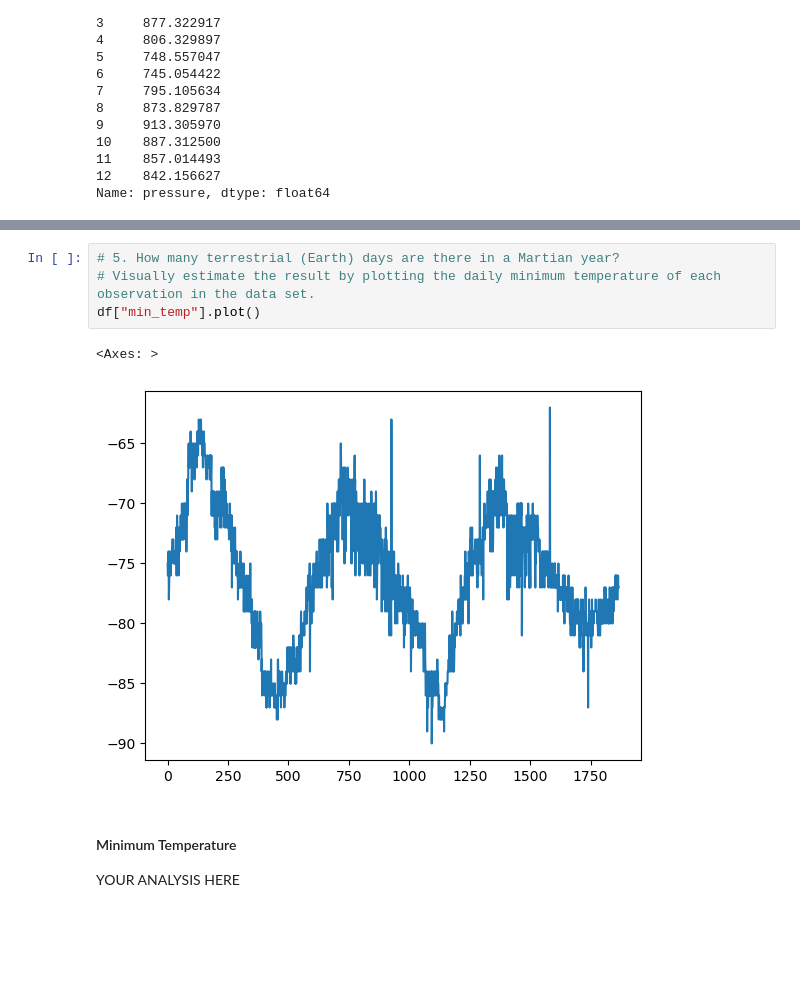
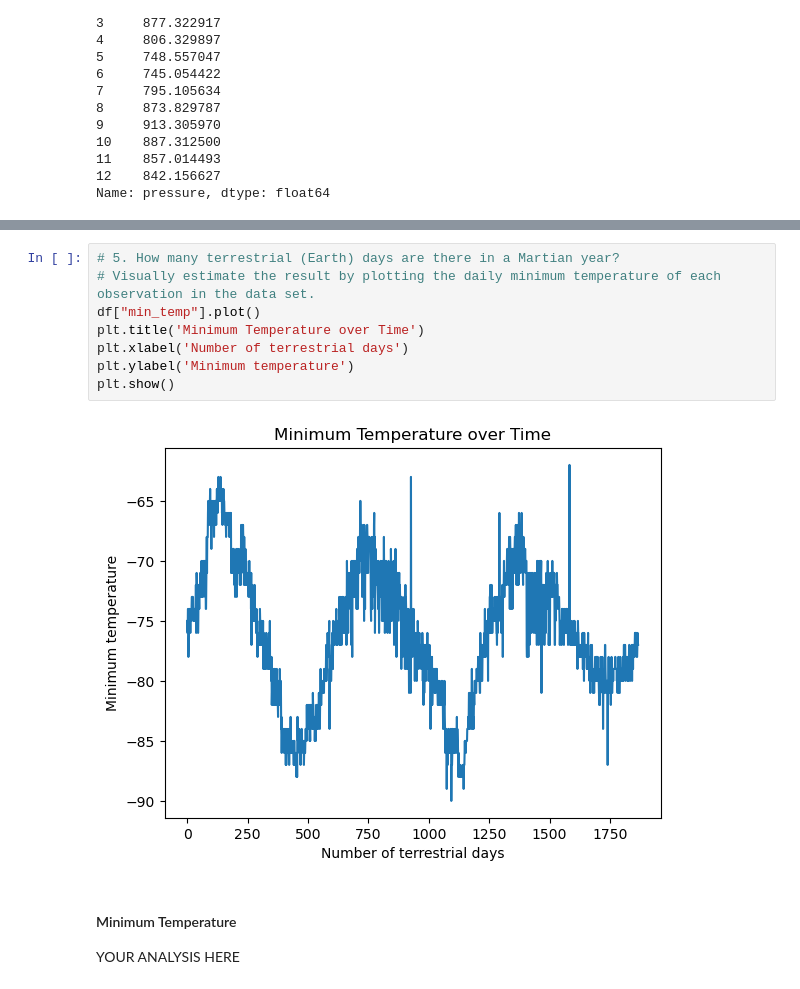
Before and after one commit to av9248/Module-11-Challenge, a Jupyter notebook: part_2_mars_weather.ipynb, the cells around one changed output, grey strips where cells are left out. Cells and saved outputs as stored; diff of their text form; blank space fills up the shorter version.

Commit message:
edited plots

```diff
--- a/part_2_mars_weather.ipynb
+++ b/part_2_mars_weather.ipynb
@@ -266,10 +278,13 @@ avg_pressure.sort_values().plot(kind = "bar", figsize = (10,6))
 # %%
 # 5. How many terrestrial (Earth) days are there in a Martian year?
 # Visually estimate the result by plotting the daily minimum temperature of each observation in the data set.
 df["min_temp"].plot()
+plt.title('Minimum Temperature over Time')
+plt.xlabel('Number of terrestrial days')
+plt.ylabel('Minimum temperature')
+plt.show()
 # %% [output]
-<Axes: >
-[figure, old version]
+[figure, new version]
 # %% [markdown]
 #### Minimum Temperature
 
```
Also changed, not shown: parts of 4 cells of this notebook.
